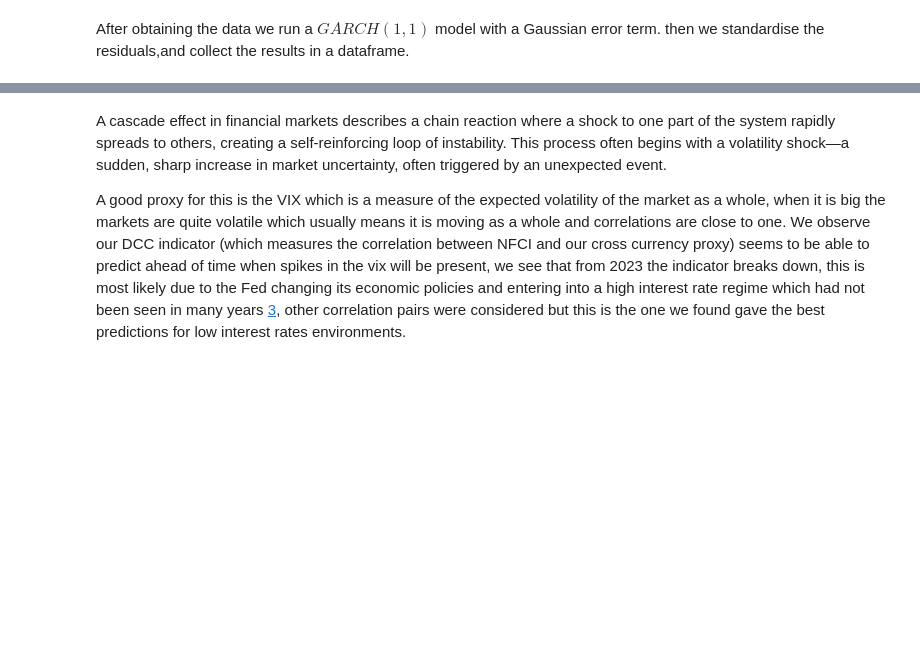
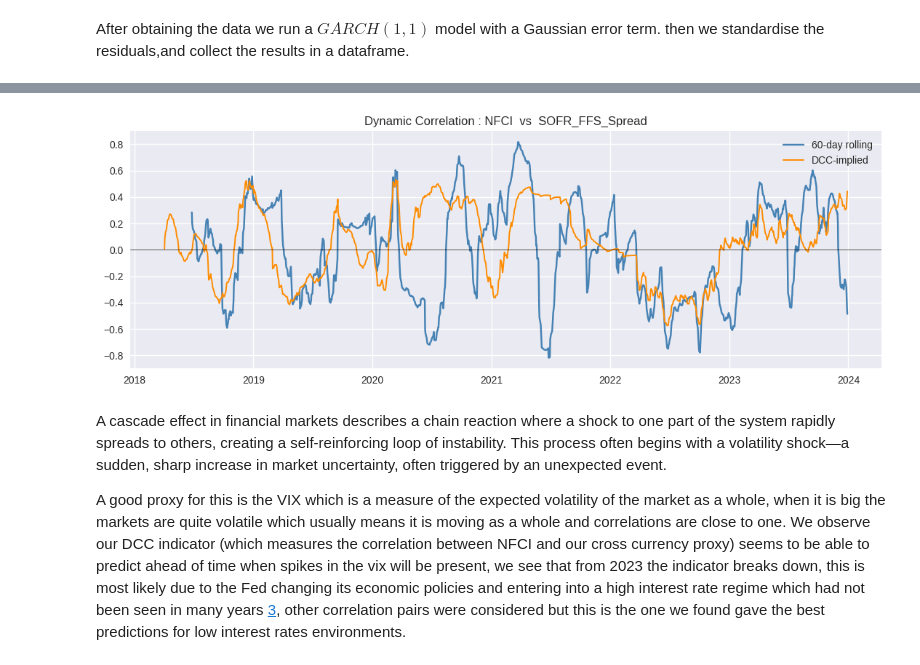
Before and after one commit to George-Creekbed/capstone_review, a Jupyter notebook: Group Work Project 1.ipynb, the cells around one changed output, grey strips where cells are left out. Cells and saved outputs as stored; diff of their text form; code cells hidden in the pictures; blank space fills up the shorter version.

```diff
--- a/Group Work Project 1.ipynb
+++ b/Group Work Project 1.ipynb
@@ -715,36 +691,38 @@ print(f"DCC alpha={a_dcc:.3f},  beta={b_dcc:.3f},  persistence={a_dcc+b_dcc:.3f}
 def dcc_corr_series(eps, a, b, i, j):
     """Return a pd.Series with the DCC-implied correlation ρ_{ij,t}."""
     T      = len(eps)
     Q_bar  = eps.cov().values
     Q_prev = Q_bar.copy()
     rho    = np.empty(T)
 
     for t in range(T):
         if t > 0:
             e_prev = eps.iloc[t-1].values[:, None]
             Q_t    = (1-a-b)*Q_bar + a*e_prev@e_prev.T + b*Q_prev
         else:
             Q_t = Q_prev                       # at t=0 use Q̄
 
         d = np.sqrt(np.diag(Q_t))
         R_t = Q_t / d[:,None] / d[None,:]
         rho[t] = R_t[i, j]
         Q_prev = Q_t                           # roll forward
 
     return pd.Series(rho, index=eps.index)
 
 pair   = ('NFCI', 'SOFR_FFS_Spread')
 i, j   = tickers.index(pair[0]), tickers.index(pair[1])
 dcc_r  = dcc_corr_series(std_resid, a_dcc, b_dcc, i, j)
 roll_r = rets[pair[0]].rolling(60).corr(rets[pair[1]])
 
 # 2. One clear plot: model vs naïve rolling estimate
 plt.figure(figsize=(11,4))
-plt.plot(roll_r,  label='60‑day rolling',  color='steelblue')
-plt.plot(dcc_r,   label='DCC‑implied',     color='darkorange', linewidth=1.4)
-plt.title(f"Dynamic Correlation : {pair[0]}  vs  {pair[1]}")
+plt.plot(roll_r,  label='60-day rolling',  color='steelblue')
+plt.plot(dcc_r,   label='DCC-implied',     color='darkorange', linewidth=1.4)
+plt.title(f"Dynamic Correlation : {pair[0]}  vs  {pair[1]}")
 plt.axhline(0, color='k', lw=.5); plt.legend(); plt.tight_layout()
 plt.show()
+# %% [output]
+[figure, added]
 # %% [markdown]
 
 A cascade effect in financial markets describes a chain reaction where a shock to one part of the system rapidly spreads to others, creating a self-reinforcing loop of instability. This process often begins with a volatility shock—a sudden, sharp increase in market uncertainty, often triggered by an unexpected event.
```
Also changed, not shown: parts of 29 cells of this notebook.
